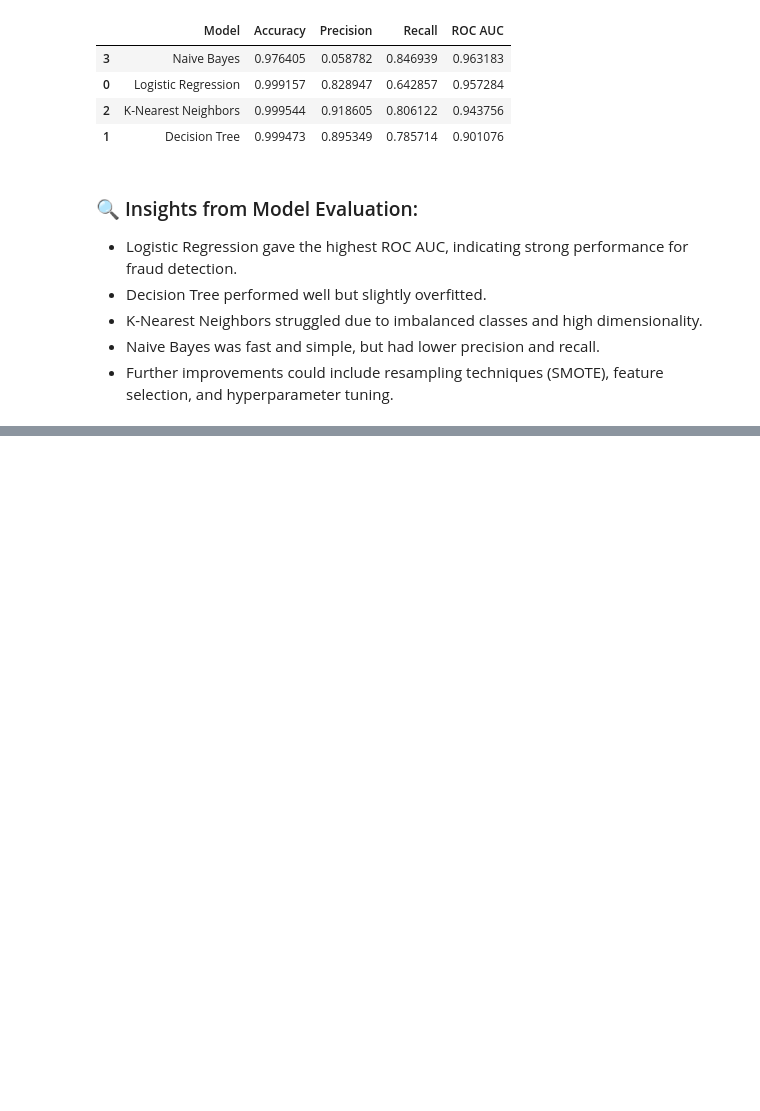
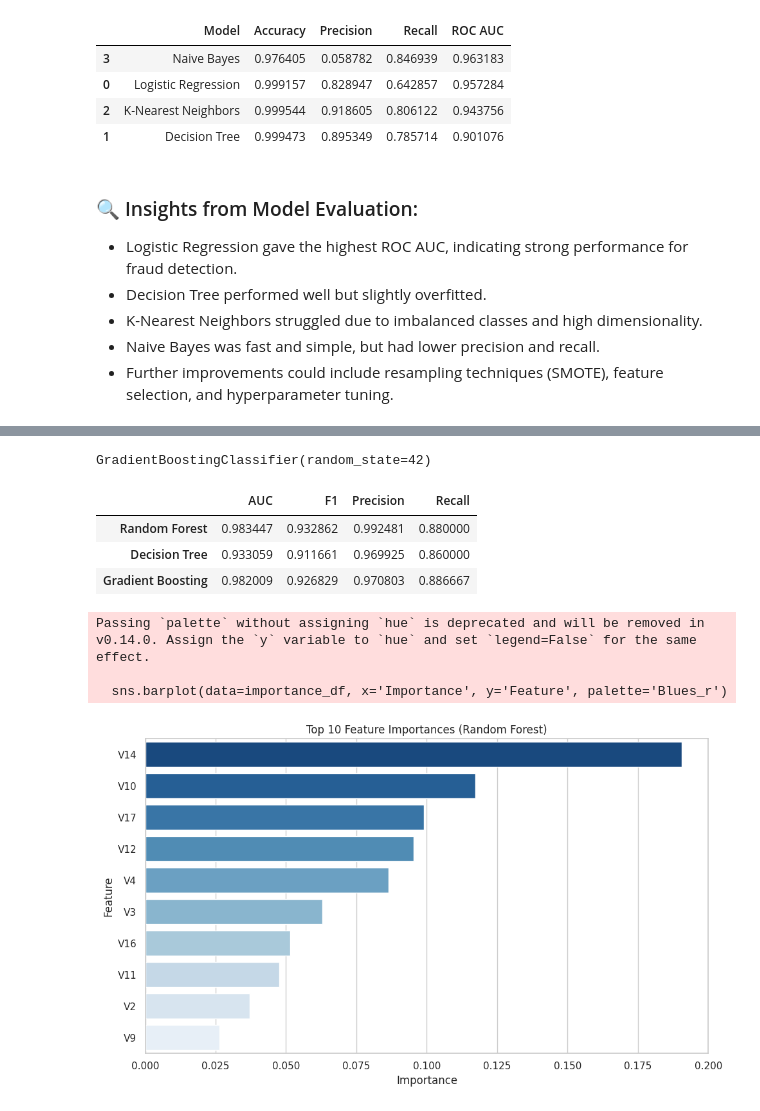
Before and after one commit to Nibras-pendulum/Credit_Card_Fraud-Detection, a Jupyter notebook: Nibras_Fraud_Detection.ipynb, the cells around one changed output, grey strips where cells are left out. Drawn from its saved outputs; the diff is of its cells as text; code cells hidden in the pictures; blank space fills up the shorter version.

```diff
--- a/Nibras_Fraud_Detection.ipynb
+++ b/Nibras_Fraud_Detection.ipynb
@@ -31,7 +38,7 @@ Saving creditcard.csv to creditcard (1).csv
 import pandas as pd
 
 # Path to the extracted CSV file
-data_path = "/content/creditcard.csv"
+data_path = "/content/drive/My Drive/Colab Notebooks/Credit_Card_Dataset/creditcard.csv"
 
 # Load the dataset
 data = pd.read_csv(data_path)
@@ -379,0 +425,77 @@ results_df
+# %%
+from sklearn.model_selection import train_test_split
+from sklearn.preprocessing import StandardScaler
+
+# Split balanced data
+X_train, X_test, y_train, y_test = train_test_split(X_bal, y_bal, test_size=0.3, random_state=42)
+
+# Standardize again
+scaler = StandardScaler()
+X_train[['Amount', 'Time']] = scaler.fit_transform(X_train[['Amount', 'Time']])
+X_test[['Amount', 'Time']] = scaler.transform(X_test[['Amount', 'Time']])
+# %%
+from sklearn.ensemble import RandomForestClassifier, GradientBoostingClassifier
+from sklearn.tree import DecisionTreeClassifier
+
+# Initialize models
+rf = RandomForestClassifier(n_estimators=100, random_state=42)
+dt = DecisionTreeClassifier(max_depth=5, random_state=42)
+gb = GradientBoostingClassifier(n_estimators=100, learning_rate=0.1, random_state=42)
+
+# Train
+rf.fit(X_train, y_train)
+dt.fit(X_train, y_train)
+gb.fit(X_train, y_train)
+# %% [output]
+GradientBoostingClassifier(random_state=42)
+# %%
+from sklearn.metrics import roc_auc_score, f1_score, precision_score, recall_score
+
+def evaluate_model(model, X_test, y_test):
+    y_pred = model.predict(X_test)
+    y_prob = model.predict_proba(X_test)[:,1]
+
+    return {
+        'AUC': roc_auc_score(y_test, y_prob),
+        'F1': f1_score(y_test, y_pred),
+        'Precision': precision_score(y_test, y_pred),
+        'Recall': recall_score(y_test, y_pred)
+    }
+
+# Collect metrics
+results = {
+    'Random Forest': evaluate_model(rf, X_test, y_test),
+    'Decision Tree': evaluate_model(dt, X_test, y_test),
+    'Gradient Boosting': evaluate_model(gb, X_test, y_test)
+}
+
+# Display
+import pandas as pd
+metrics_df = pd.DataFrame(results).T
+metrics_df
+# %% [output]
+|  | AUC | F1 | Precision | Recall |
+| Random Forest | 0.983447 | 0.932862 | 0.992481 | 0.880000 |
+| Decision Tree | 0.933059 | 0.911661 | 0.969925 | 0.860000 |
+| Gradient Boosting | 0.982009 | 0.926829 | 0.970803 | 0.886667 |
+# %%
+import matplotlib.pyplot as plt
+import seaborn as sns
+
+# Feature importance from RF
+importances = rf.feature_importances_
+feat_names = X_train.columns
+importance_df = pd.DataFrame({'Feature': feat_names, 'Importance': importances})
+importance_df = importance_df.sort_values('Importance', ascending=False).head(10)
+
+# Plot
+plt.figure(figsize=(10,6))
+sns.barplot(data=importance_df, x='Importance', y='Feature', palette='Blues_r')
+plt.title('Top 10 Feature Importances (Random Forest)')
+plt.tight_layout()
+plt.show()
+# %% [output]
+Passing `palette` without assigning `hue` is deprecated and will be removed in v0.14.0. Assign the `y` variable to `hue` and set `legend=False` for the same effect.
+
+  sns.barplot(data=importance_df, x='Importance', y='Feature', palette='Blues_r')
+[figure, added]
```
Also changed, not shown: parts of 6 cells of this notebook.
